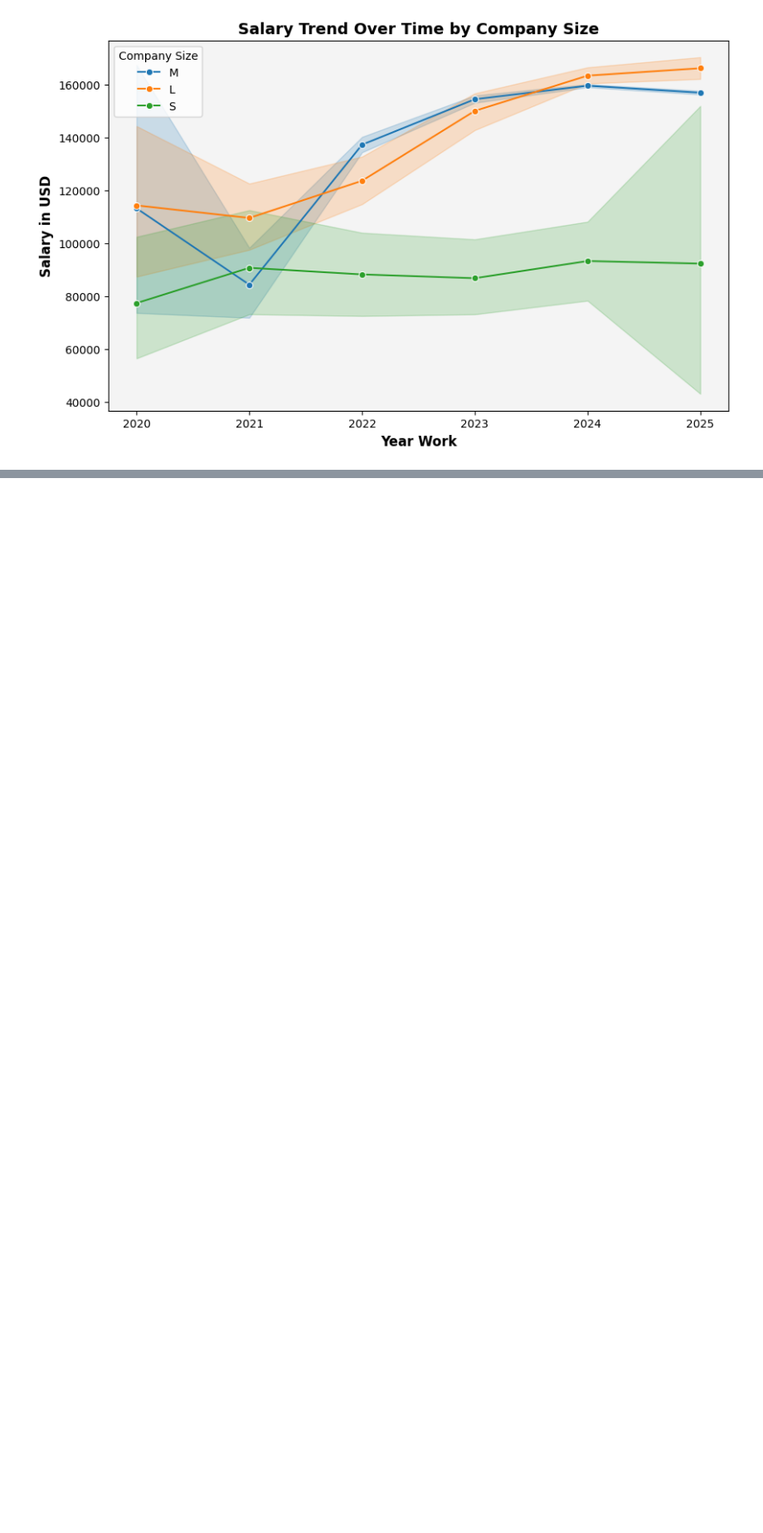
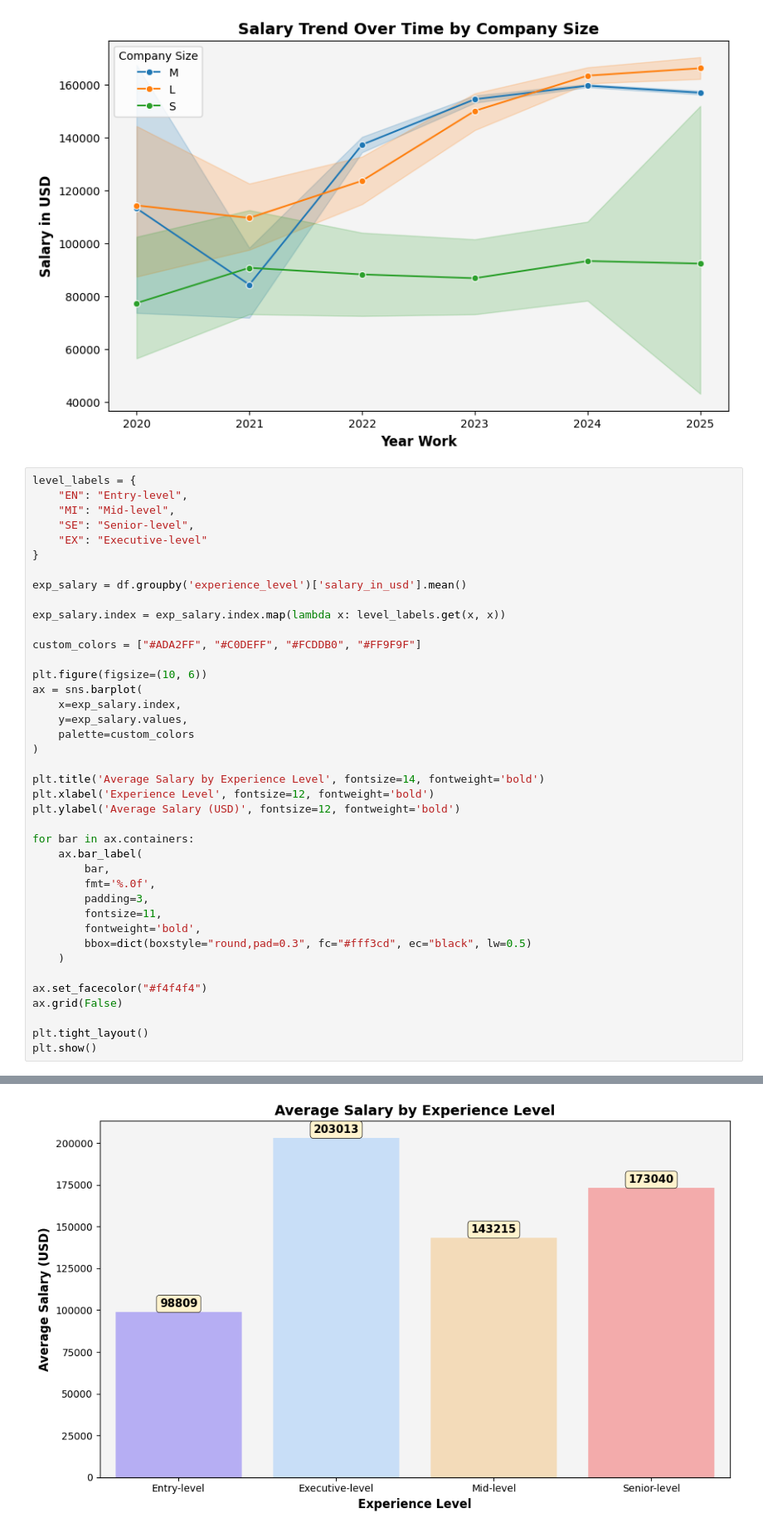
Before and after one commit to TsangCahya/ds-project, a Jupyter notebook: Lidia.ipynb, the cells around one changed output, grey strips where cells are left out. Shown at 83% size. Saved outputs shown, nothing was run; the diff lists cells and outputs as text; blank space fills up the shorter version.

```diff
--- a/Lidia.ipynb
+++ b/Lidia.ipynb
@@ -390,3 +391,44 @@ p.grid(False)
 plt.show()
 # %% [output]
 [figure]
+# %%
+level_labels = {
+    "EN": "Entry-level",
+    "MI": "Mid-level",
+    "SE": "Senior-level",
+    "EX": "Executive-level"
+}
+
+exp_salary = df.groupby('experience_level')['salary_in_usd'].mean()
+
+exp_salary.index = exp_salary.index.map(lambda x: level_labels.get(x, x))
+
+custom_colors = ["#ADA2FF", "#C0DEFF", "#FCDDB0", "#FF9F9F"]
+
+plt.figure(figsize=(10, 6))
+ax = sns.barplot(
+    x=exp_salary.index,
+    y=exp_salary.values,
+    palette=custom_colors
+)
+
+plt.title('Average Salary by Experience Level', fontsize=14, fontweight='bold')
+plt.xlabel('Experience Level', fontsize=12, fontweight='bold')
+plt.ylabel('Average Salary (USD)', fontsize=12, fontweight='bold')
+
+for bar in ax.containers:
+    ax.bar_label(
+        bar,
+        fmt='%.0f',
+        padding=3,
+        fontsize=11,
+        fontweight='bold',
+        bbox=dict(boxstyle="round,pad=0.3", fc="#fff3cd", ec="black", lw=0.5)
+    )
+
+ax.set_facecolor("#f4f4f4")
+ax.grid(False)
+
+plt.tight_layout()
+plt.show()
+# %% [output]
@@ -392,0 +436 @@ plt.show()
+[figure, added]
```
Also changed, not shown: parts of 4 cells of this notebook.
